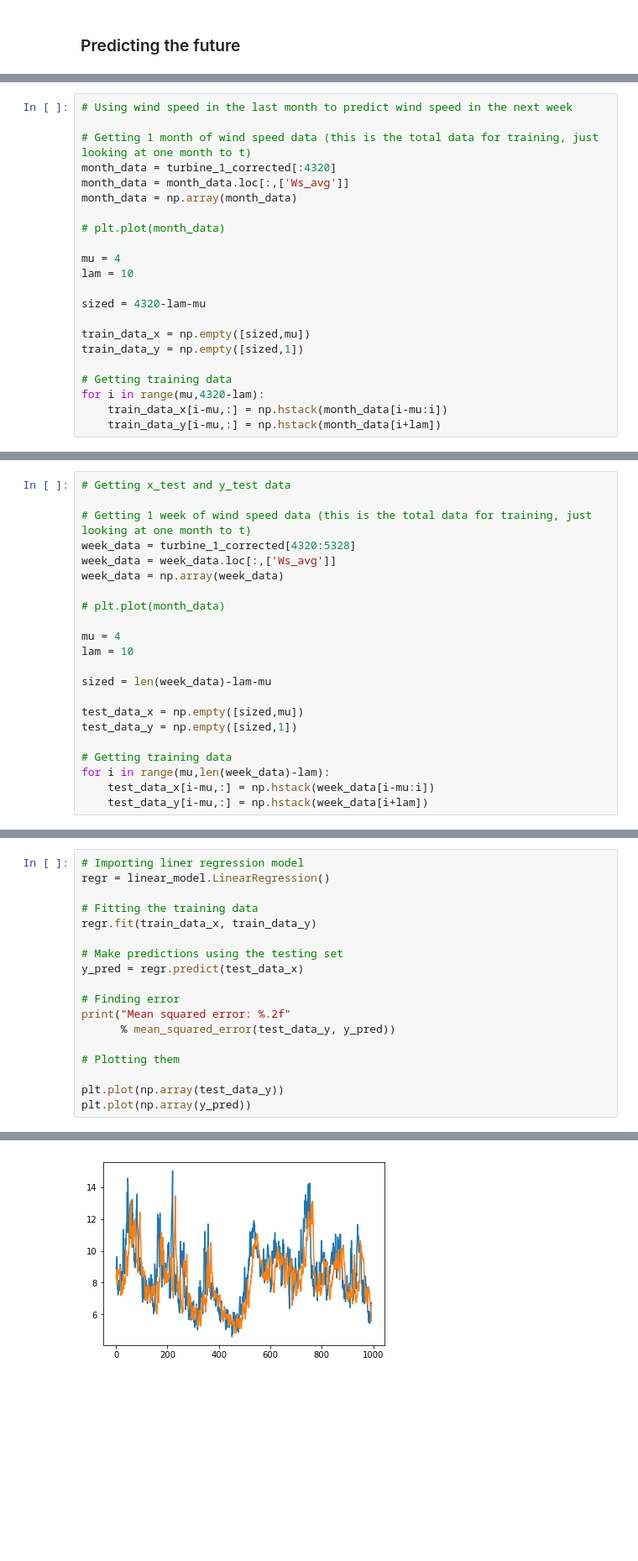
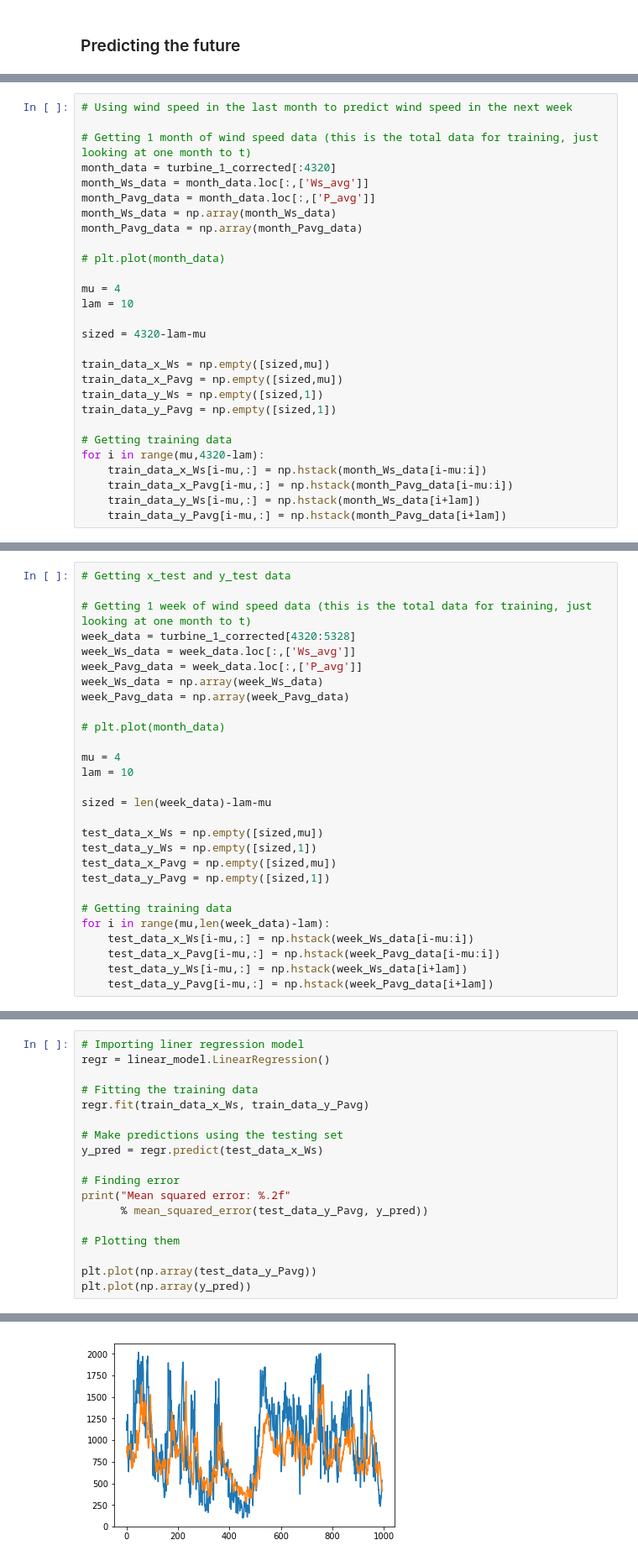
Before and after one commit to jason-hu7/Wind-Farm-Prediction, a Jupyter notebook: complete_code_v1.ipynb, the cells around one changed output, grey strips where cells are left out. Shown at 84% size. Drawn from its saved outputs; the diff is of its cells as text; blank space fills up the shorter version.

```diff
--- a/complete_code_v1.ipynb
+++ b/complete_code_v1.ipynb
@@ -912,8 +942,10 @@ plt.plot(np.array(y_pred))
 
 # Getting 1 month of wind speed data (this is the total data for training, just looking at one month to t)
 month_data = turbine_1_corrected[:4320]
-month_data = month_data.loc[:,['Ws_avg']]
-month_data = np.array(month_data)
+month_Ws_data = month_data.loc[:,['Ws_avg']]
+month_Pavg_data = month_data.loc[:,['P_avg']]
+month_Ws_data = np.array(month_Ws_data)
+month_Pavg_data = np.array(month_Pavg_data)
 
 # plt.plot(month_data)
 
@@ -922,10 +954,14 @@ lam = 10
 
 sized = 4320-lam-mu
 
-train_data_x = np.empty([sized,mu])
-train_data_y = np.empty([sized,1])
+train_data_x_Ws = np.empty([sized,mu])
+train_data_x_Pavg = np.empty([sized,mu])
+train_data_y_Ws = np.empty([sized,1])
+train_data_y_Pavg = np.empty([sized,1])
 
 # Getting training data
 for i in range(mu,4320-lam):
-    train_data_x[i-mu,:] = np.hstack(month_data[i-mu:i])
-    train_data_y[i-mu,:] = np.hstack(month_data[i+lam])
+    train_data_x_Ws[i-mu,:] = np.hstack(month_Ws_data[i-mu:i])
+    train_data_x_Pavg[i-mu,:] = np.hstack(month_Pavg_data[i-mu:i])
+    train_data_y_Ws[i-mu,:] = np.hstack(month_Ws_data[i+lam])
+    train_data_y_Pavg[i-mu,:] = np.hstack(month_Pavg_data[i+lam])
@@ -940,8 +970,10 @@ print train_data_y[1]
 
 # Getting 1 week of wind speed data (this is the total data for training, just looking at one month to t)
 week_data = turbine_1_corrected[4320:5328]
-week_data = week_data.loc[:,['Ws_avg']]
-week_data = np.array(week_data)
+week_Ws_data = week_data.loc[:,['Ws_avg']]
+week_Pavg_data = week_data.loc[:,['P_avg']]
+week_Ws_data = np.array(week_Ws_data)
+week_Pavg_data = np.array(week_Pavg_data)
 
 # plt.plot(month_data)
 
@@ -950,10 +982,14 @@ lam = 10
 
 sized = len(week_data)-lam-mu
 
-test_data_x = np.empty([sized,mu])
-test_data_y = np.empty([sized,1])
+test_data_x_Ws = np.empty([sized,mu])
+test_data_y_Ws = np.empty([sized,1])
+test_data_x_Pavg = np.empty([sized,mu])
+test_data_y_Pavg = np.empty([sized,1])
 
 # Getting training data
 for i in range(mu,len(week_data)-lam):
-    test_data_x[i-mu,:] = np.hstack(week_data[i-mu:i])
-    test_data_y[i-mu,:] = np.hstack(week_data[i+lam])
+    test_data_x_Ws[i-mu,:] = np.hstack(week_Ws_data[i-mu:i])
+    test_data_x_Pavg[i-mu,:] = np.hstack(week_Pavg_data[i-mu:i])
+    test_data_y_Ws[i-mu,:] = np.hstack(week_Ws_data[i+lam])
+    test_data_y_Pavg[i-mu,:] = np.hstack(week_Pavg_data[i+lam])
@@ -968,17 +998,17 @@ print test_data_y[1]
 regr = linear_model.LinearRegression()
 
 # Fitting the training data
-regr.fit(train_data_x, train_data_y)
+regr.fit(train_data_x_Ws, train_data_y_Pavg)
 
 # Make predictions using the testing set
-y_pred = regr.predict(test_data_x)
+y_pred = regr.predict(test_data_x_Ws)
 
 # Finding error
 print("Mean squared error: %.2f"
-      % mean_squared_error(test_data_y, y_pred))
+      % mean_squared_error(test_data_y_Pavg, y_pred))
 
 # Plotting them
 
-plt.plot(np.array(test_data_y))
+plt.plot(np.array(test_data_y_Pavg))
 plt.plot(np.array(y_pred))
 # %% [output]
@@ -986,2 +1016,2 @@ Mean squared error: 2.53
 [<matplotlib.lines.Line2D at 0x...>]
-[figure, old version]
+[figure, new version]
```
Also changed, not shown: parts of 46 cells of this notebook.
